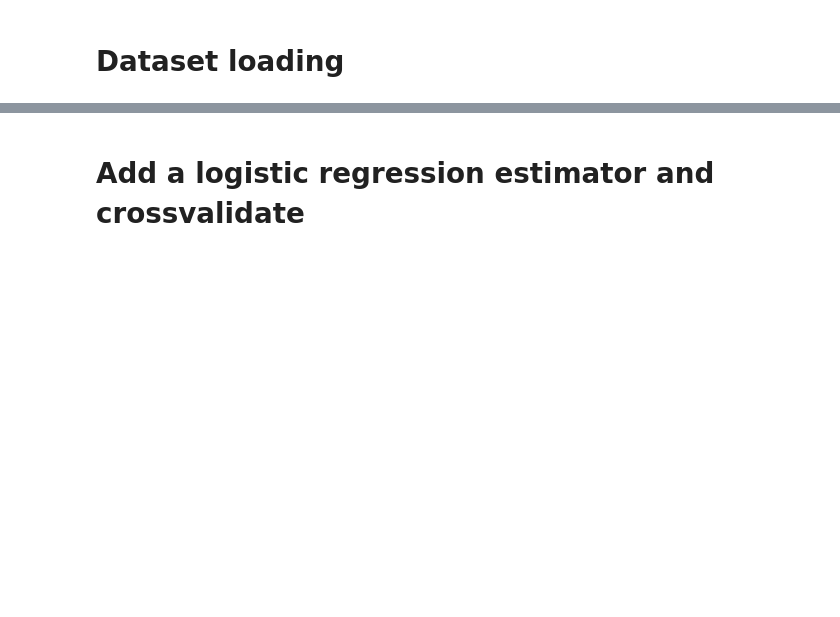
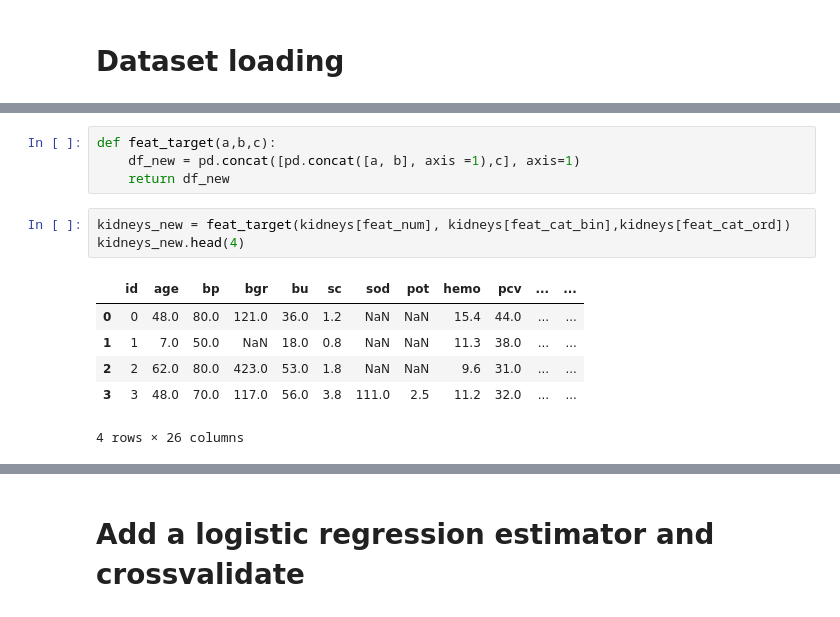
Before and after one commit to viiktoria/kidney_kids, a Jupyter notebook: kidney_kids/Model_evaluation.ipynb, the cells around one changed output, grey strips where cells are left out. Cells and saved outputs as stored; diff of their text form; blank space fills up the shorter version.

```diff
--- a/kidney_kids/Model_evaluation.ipynb
+++ b/kidney_kids/Model_evaluation.ipynb
@@ -254,0 +129,14 @@ ColumnTransformer(n_jobs=None, remainder='passthrough', sparse_threshold=0.3,
+# %%
+def feat_target(a,b,c):
+    df_new = pd.concat([pd.concat([a, b], axis =1),c], axis=1)
+    return df_new
+# %%
+kidneys_new = feat_target(kidneys[feat_num], kidneys[feat_cat_bin],kidneys[feat_cat_ord])
+kidneys_new.head(4)
+# %% [output]
+|  | id | age | bp | bgr | bu | sc | sod | pot | hemo | pcv | ... | ... |
+| 0 | 0 | 48.0 | 80.0 | 121.0 | 36.0 | 1.2 | NaN | NaN | 15.4 | 44.0 | ... | ... |
+| 1 | 1 | 7.0 | 50.0 | NaN | 18.0 | 0.8 | NaN | NaN | 11.3 | 38.0 | ... | ... |
+| 2 | 2 | 62.0 | 80.0 | 423.0 | 53.0 | 1.8 | NaN | NaN | 9.6 | 31.0 | ... | ... |
+| 3 | 3 | 48.0 | 70.0 | 117.0 | 56.0 | 3.8 | 111.0 | 2.5 | 11.2 | 32.0 | ... | ... |
+4 rows × 26 columns
```
Also changed, not shown: parts of 54 cells of this notebook.
